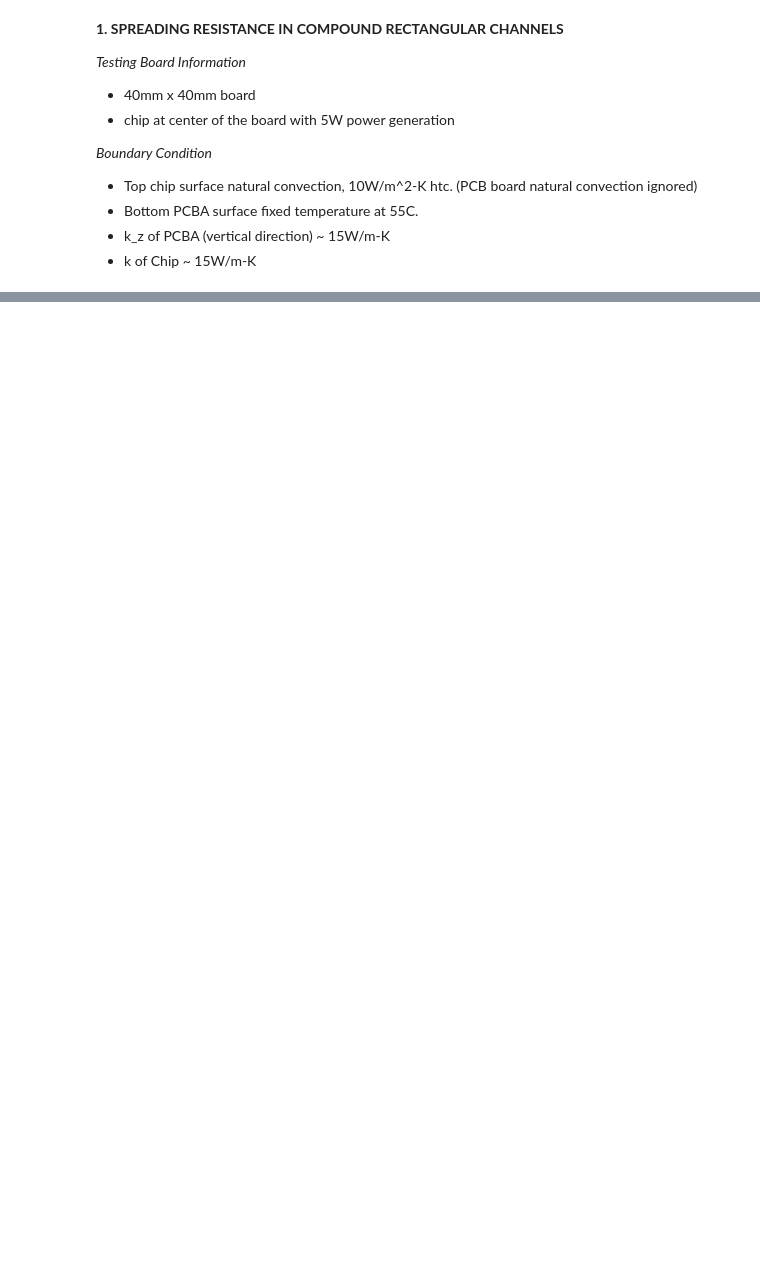
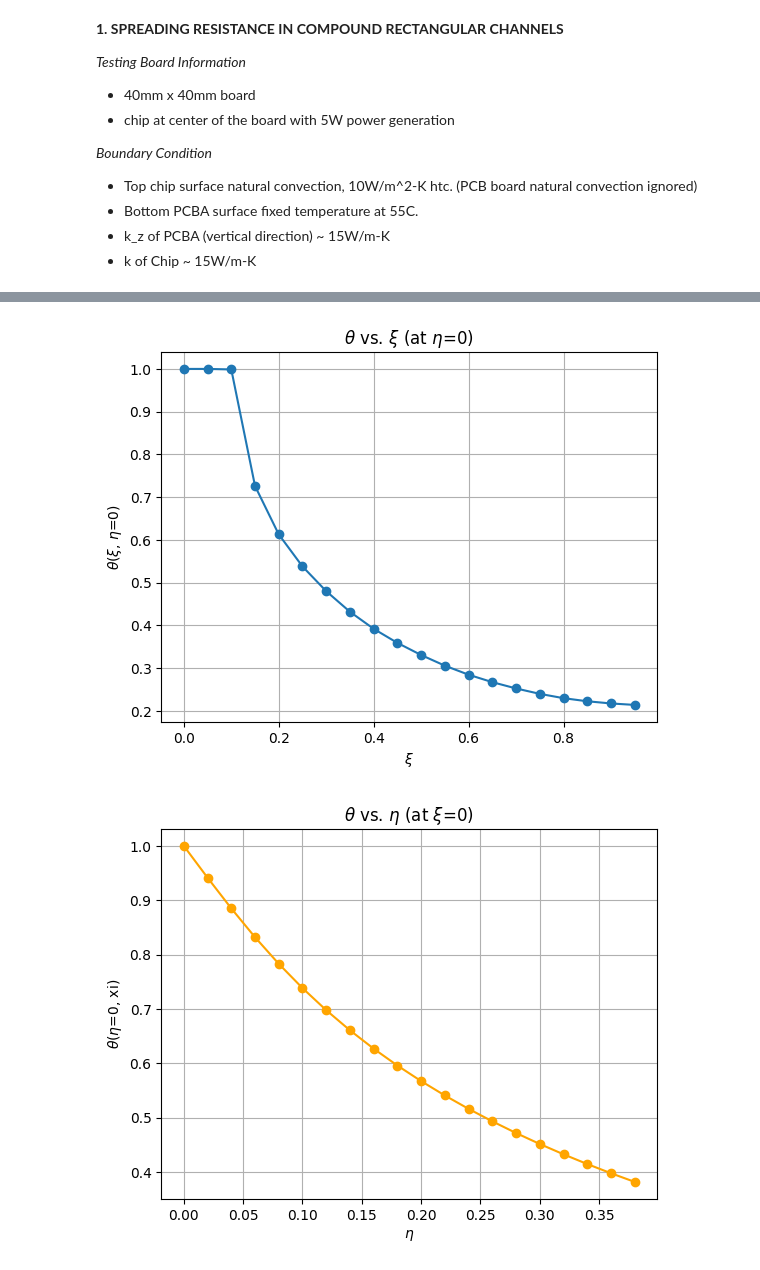
Before and after one commit to Mengero/Figure_ThermalModel, a Jupyter notebook: notebooks/spreading.ipynb, the cells around one changed output, grey strips where cells are left out. Cells and saved outputs as stored; diff of their text form; code cells hidden in the pictures; blank space fills up the shorter version.

```diff
--- a/notebooks/spreading.ipynb
+++ b/notebooks/spreading.ipynb
@@ -43,0 +126,19 @@ R_1D_PCBA = 1/A_xy_PCBA * (t_board/k_PCBA_z)
+# %%
+# Plot for (0, eta): fix xi=0, vary eta
+plt.figure()
+plt.plot(xi, theta_dist[:, 0], marker='o')
+plt.xlabel(r'$\xi$')
+plt.ylabel(r'$\theta$($\xi$, $\eta$=0)')
+plt.title(r'$\theta$ vs. $\xi$ (at $\eta$=0)')
+plt.grid(True)
+
+# Plot for (xi, 0): fix eta=0, vary xi
+plt.figure()
+plt.plot(eta, theta_dist[0, :], marker='o', color='orange')
+plt.xlabel(r'$\eta$')
+plt.ylabel(r'$\theta$($\eta$=0, xi)')
+plt.title(r'$\theta$ vs. $\eta$ (at $\xi$=0)')
+plt.grid(True)
+# %% [output]
+[figure, added]
+[figure, added]
```
Also changed, not shown: parts of 7 cells of this notebook.
